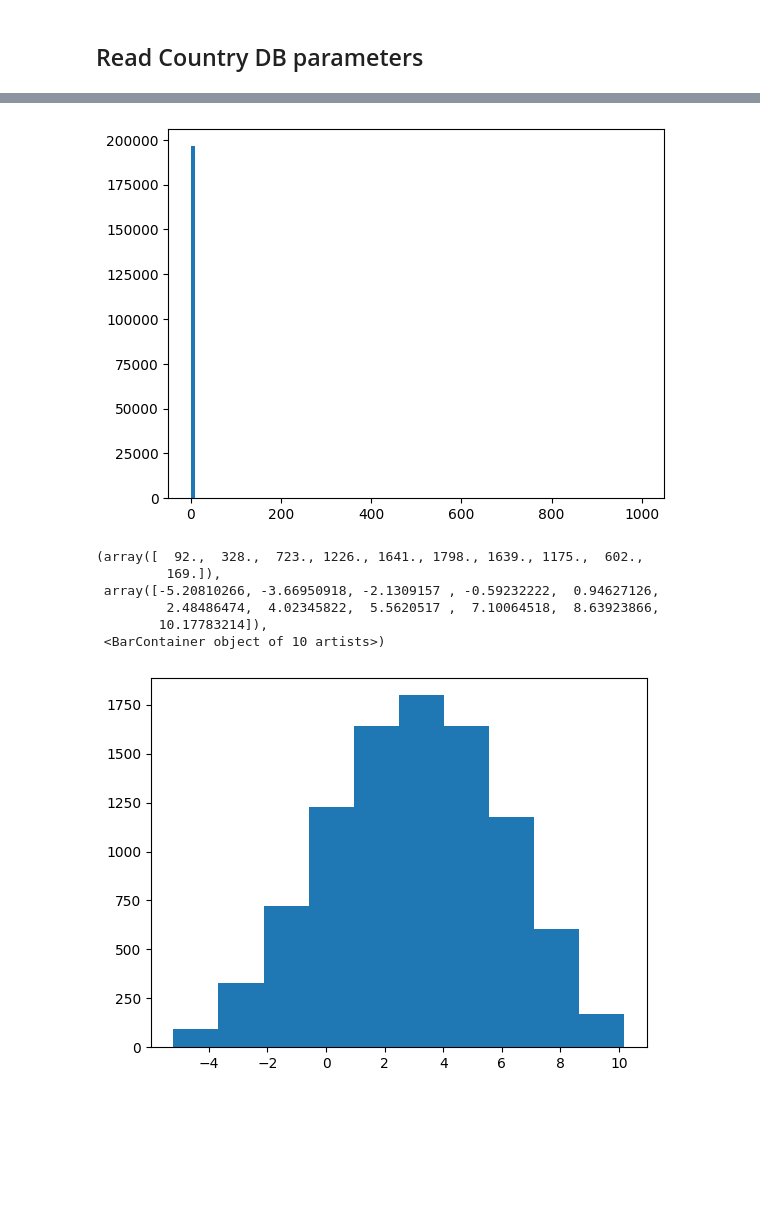
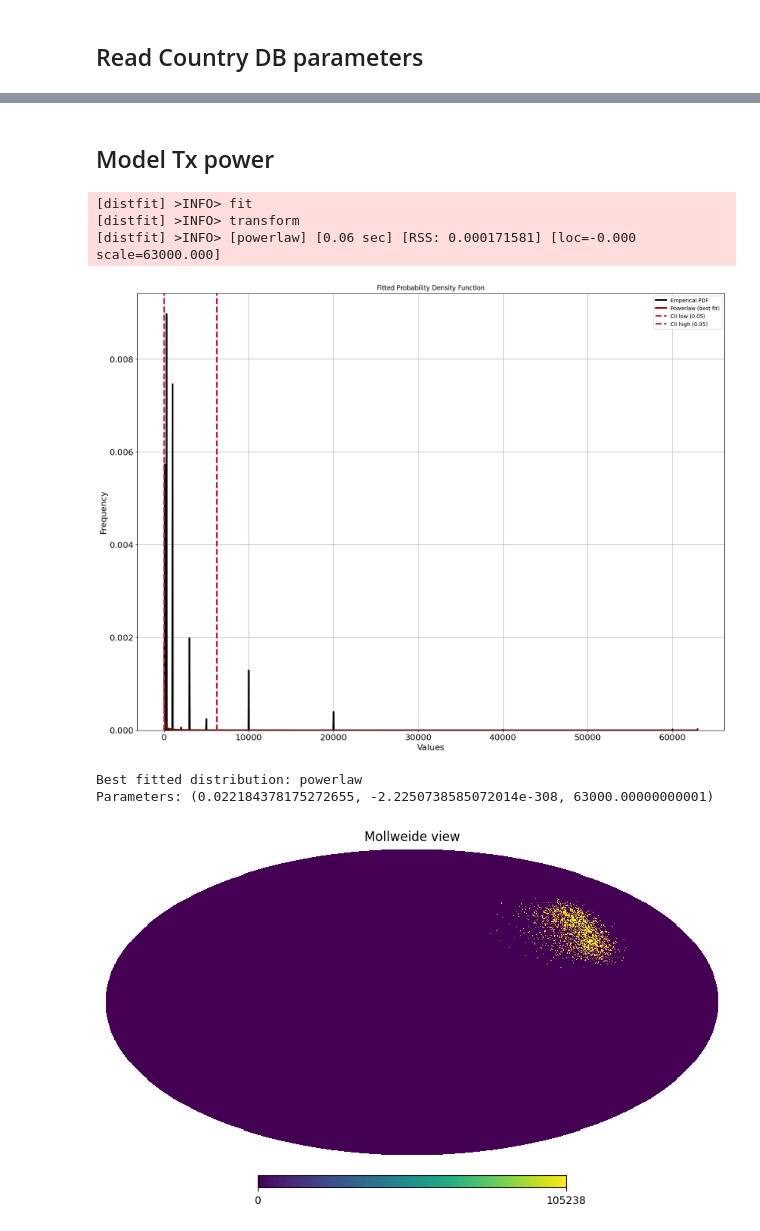
Before and after one commit to Bharatcs/rfi, a Jupyter notebook: Project/Mini_Stat_model.ipynb, the cells around one changed output, grey strips where cells are left out. Cells and saved outputs as stored; diff of their text form; code cells hidden in the pictures; blank space fills up the shorter version.

```diff
--- a/Project/Mini_Stat_model.ipynb
+++ b/Project/Mini_Stat_model.ipynb
@@ -190,15 +169,0 @@ hp.mollview(newmap,flip='geo',min=20)
-# %%
-plt.hist(newmap,bins=np.linspace(0,1000,100))
-plt.show()
-# %% [output]
-[figure, removed]
-# %%
-plt.hist(newlon)
-# %% [output]
-(array([  92.,  328.,  723., 1226., 1641., 1798., 1639., 1175.,  602.,
-         169.]),
- array([-5.20810266, -3.66950918, -2.1309157 , -0.59232222,  0.94627126,
-         2.48486474,  4.02345822,  5.5620517 ,  7.10064518,  8.63923866,
-        10.17783214]),
- <BarContainer object of 10 artists>)
-[figure, removed]
@@ -206,0 +173,23 @@ np.size(np.argwhere(Tx_num_128))
+# %% [markdown]
+## Model Tx power
+# %%
+powbin=FDrule(power)
+# Fit a probability density function
+distpow = distfit(distr='powerlaw',bins=powbin)
+distpow.fit_transform(power)
+
+# Plot the fitted distribution
+distpow.plot()
+plt.title('Fitted Probability Density Function')
+plt.show()
+
+# Get information about the best-fitted distribution
+print("Best fitted distribution:", distpow.model['name'])
+print("Parameters:", distpow.model['params'])
+# %% [output]
+[distfit] >INFO> fit
+[distfit] >INFO> transform
+[distfit] >INFO> [powerlaw] [0.06 sec] [RSS: 0.000171581] [loc=-0.000 scale=63000.000]
+[figure, added]
+Best fitted distribution: powerlaw
+Parameters: (0.022184378175272655, -2.2250738585072014e-308, 63000.00000000001)
@@ -206,0 +198,8 @@ np.size(np.argwhere(Tx_num_128))
+# %%
+new_powmap=np.zeros(hp.nside2npix(128))
+for index,p in enumerate(newfrpix):
+    new_powmap[p]+=(newpow[index])
+hp.mollview(new_powmap,flip='geo',cmap='viridis',norm='hist')
+plt.show()
+# %% [output]
+[figure, added]
```
Also changed, not shown: parts of 25 cells of this notebook.
